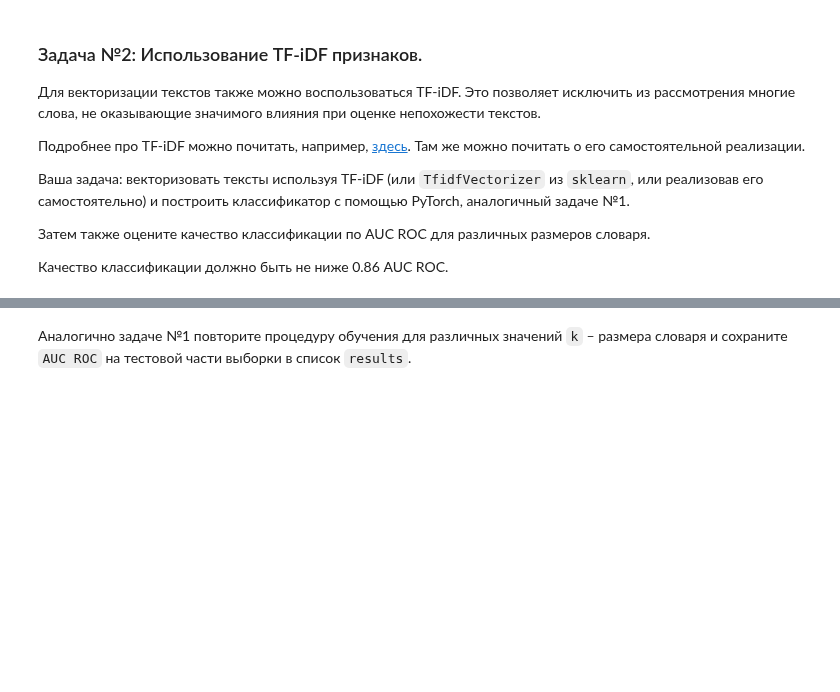
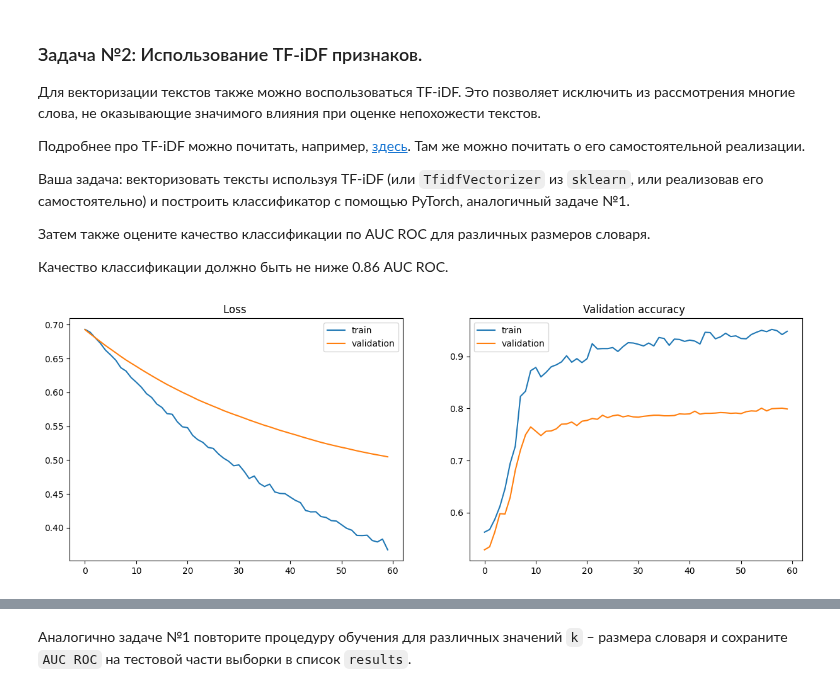
Before and after one commit to artyomboyko/Yandex-ML_2.0-Training, a Jupyter notebook: Practice/Homework_4/assignment_classic_text_classification.ipynb, the cells around one changed output, grey strips where cells are left out. Saved outputs shown, nothing was run; the diff lists cells and outputs as text; code cells hidden in the pictures; blank space fills up the shorter version.

```diff
--- a/Practice/Homework_4/assignment_classic_text_classification.ipynb
+++ b/Practice/Homework_4/assignment_classic_text_classification.ipynb
@@ -366,0 +405,12 @@ model_tf_idf = train_model(model, opt, X_train_tfidf_torch, y_train_torch, X_tes
+# %%
+# your code here
+
+# Используем ту же модель логистической регрессии, что и раньше
+# Небольшая модель логистической регрессии на PyTorch
+class Tfidf_LogisticRegressionModel(nn.Module):
+    def __init__(self, input_dim):
+        super(Tfidf_LogisticRegressionModel, self).__init__()
+        self.linear = nn.Linear(input_dim, 2)  # 2 classes for binary classification
+
+    def forward(self, x):
+        return self.linear(x)
@@ -367,3 +432,75 @@ model_tf_idf = train_model(model, opt, X_train_tfidf_torch, y_train_torch, X_tes
+# %%
+# Инстанцируем новую модель
+input_dim = X_train_tfidf_torch.shape[1]
+model = Tfidf_LogisticRegressionModel(input_dim) # your code here
+# %%
+# Определите функцию потерь и оптимизатор
+loss_function = nn.CrossEntropyLoss() # your code here
+opt = torch.optim.Adam(model.parameters(), lr=1e-3)
+# %%
+def train_tfidf_model(model, opt, X_train_torch, y_train_torch, X_val_torch, y_val_torch, n_iterations=500, batch_size=32, show_plots=True, eval_every=50):
+
+    train_loss_history = []
+    train_acc_history = []
+    val_loss_history = []
+    val_acc_history = []
+
+    local_train_loss_history = []
+    local_train_acc_history = []
+
+    loss_function = nn.CrossEntropyLoss()
+
+    for i in range(n_iterations):
+
+        # получаем batch_size случайных наблюдений
+        ix = np.random.randint(0, len(X_train_torch), batch_size)
+        x_batch = X_train_torch[ix]
+        y_batch = y_train_torch[ix]
+
+        # прогнозируем логарифмические вероятности или логиты
+        y_predicted = model(x_batch)
+
+        # расчитываем потери, как и раньше
+        loss = loss_function(y_predicted, y_batch)
+
+        # вычисляем градиенты
+        loss.backward()
+
+        # Делаем шаг оптимизатора Adam
+        opt.step()
+
+        # Очищаем градиенты (не самый эффеткивный способ, но для простоты сойдет)
+        opt.zero_grad()
+
+        # Вычисляем потери и точность на обучающей выборке
+        # и сохраняем их для графиков
+        local_train_loss_history.append(loss.item())
+        local_train_acc_history.append(accuracy_score(y_batch.to('cpu').detach().numpy(), y_predicted.to('cpu').detach().numpy().argmax(axis=1)))
+
+        # Вычисляем потери и точность на валидационной выборке и сохраняем их для графиков
+        if i % eval_every == 0:
+            train_loss_history.append(np.mean(local_train_loss_history))
+            train_acc_history.append(np.mean(local_train_acc_history))
+            local_train_loss_history, local_train_acc_history = [], []
+
+            predictions_val = model(X_val_torch)
+            val_loss_history.append(loss_function(predictions_val, y_val_torch).to('cpu').detach().item())
+
+            acc_score_val = accuracy_score(y_val_torch.cpu().numpy(), predictions_val.to('cpu').detach().numpy().argmax(axis=1))
+            val_acc_history.append(acc_score_val)
+
+            # Отображаем графики
+            if show_plots:
+                display.clear_output(wait=True)
+                plot_train_process(train_loss_history, val_loss_history, train_acc_history, val_acc_history)
+
+    return model
+
+
+# Train the model using the train_tfidf_model function
+model_tf_idf = train_tfidf_model(model, opt, X_train_tfidf_torch, y_train_torch.squeeze().long(), X_test_tfidf_torch, y_test_torch.squeeze().long(), n_iterations=3000)
+# %% [output]
+[figure, added]
 # %%
 # do not change the code in the block below
 # __________start of block__________
```
Also changed, not shown: parts of 38 cells of this notebook.
